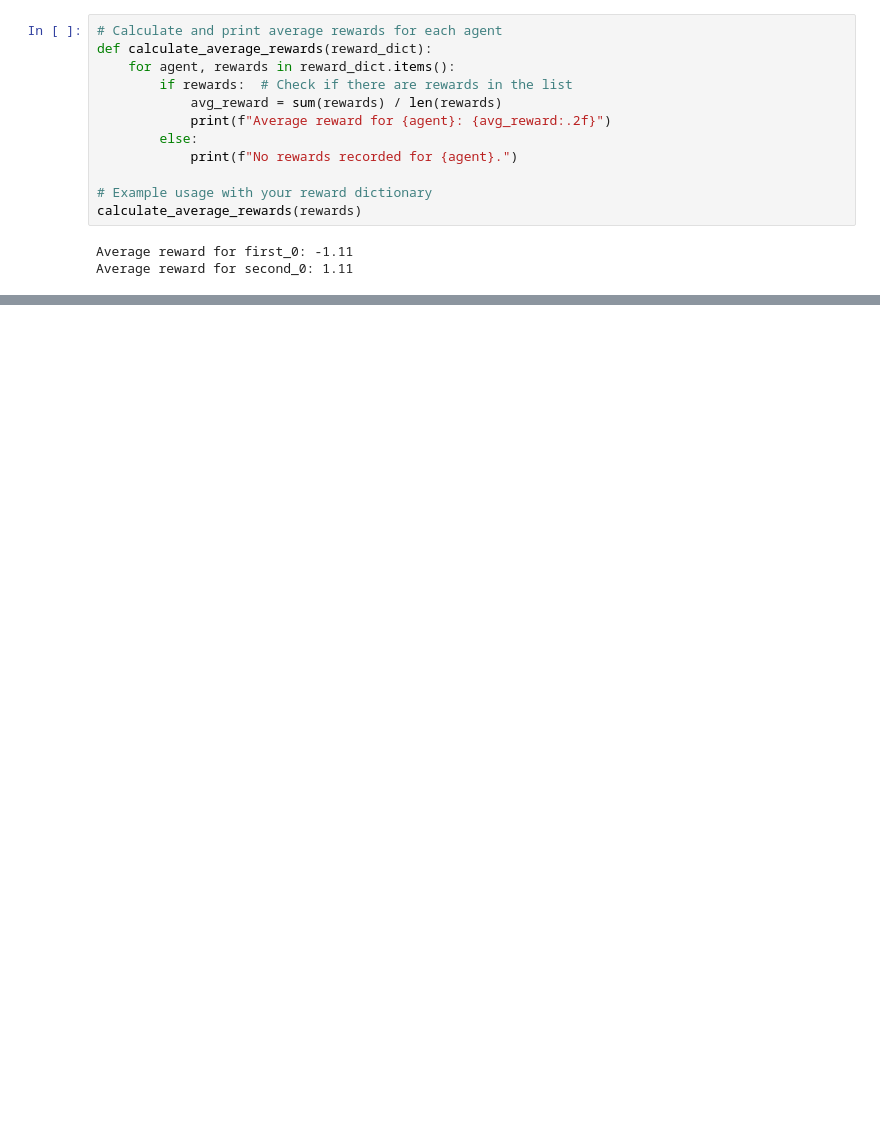
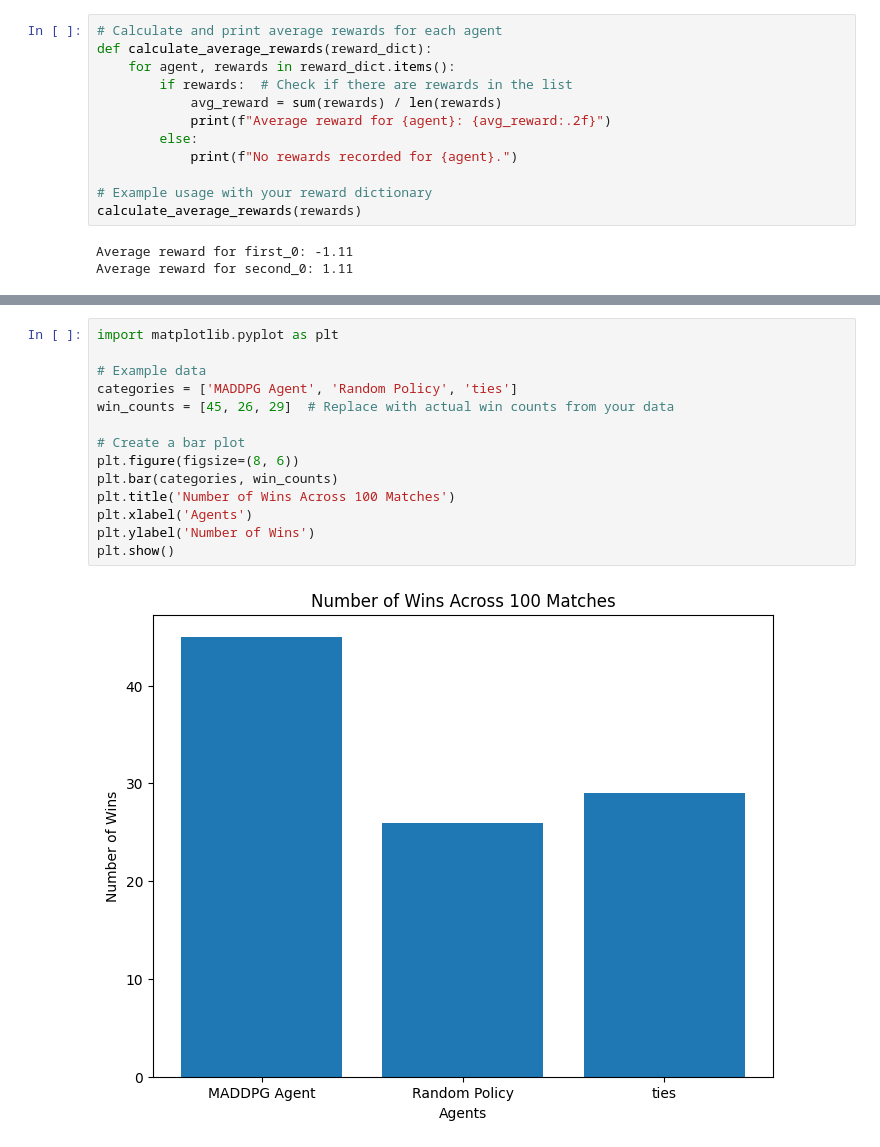
Before and after one commit to hebrian/boxing, a Jupyter notebook: maddpg/maddpg_dev_random.ipynb, the cells around one changed output, grey strips where cells are left out. Saved outputs shown, nothing was run; the diff lists cells and outputs as text; blank space fills up the shorter version.

```diff
--- a/maddpg/maddpg_dev_random.ipynb
+++ b/maddpg/maddpg_dev_random.ipynb
@@ -758,0 +759,16 @@ IndexError: list index out of range
+# %%
+import matplotlib.pyplot as plt
+
+# Example data
+categories = ['MADDPG Agent', 'Random Policy', 'ties']
+win_counts = [45, 26, 29]  # Replace with actual win counts from your data
+
+# Create a bar plot
+plt.figure(figsize=(8, 6))
+plt.bar(categories, win_counts)
+plt.title('Number of Wins Across 100 Matches')
+plt.xlabel('Agents')
+plt.ylabel('Number of Wins')
+plt.show()
+# %% [output]
+[figure, added]
```
Also changed, not shown: parts of 2 cells of this notebook, 1 other file.
